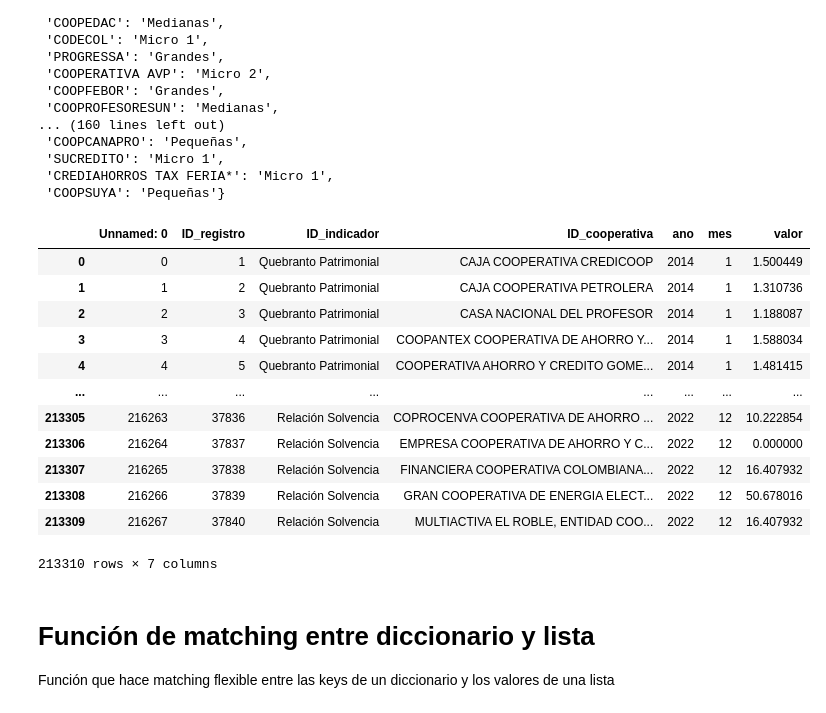
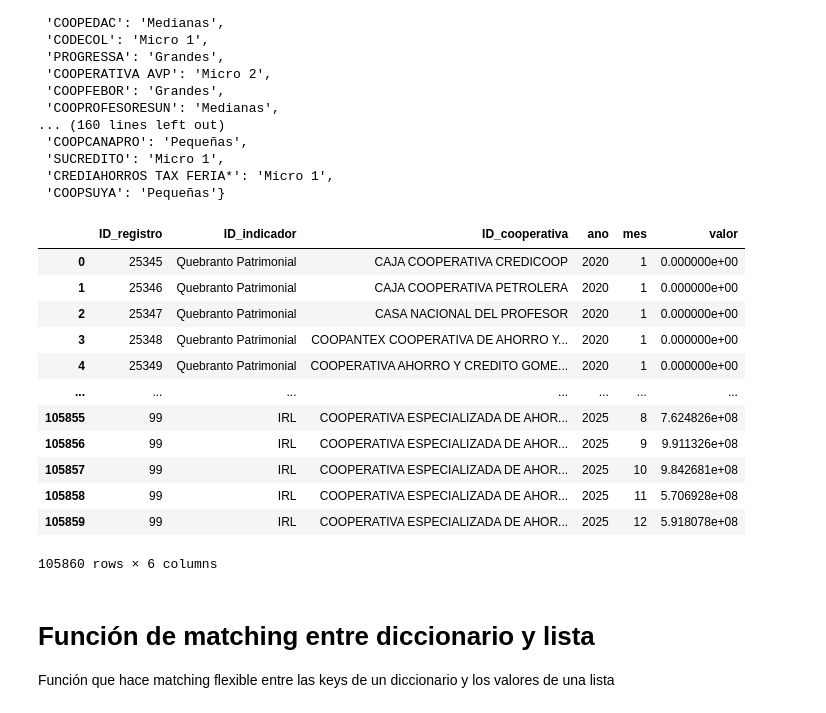
Before and after one commit to LianaD26/CAMEL_Model_percentages, a Jupyter notebook: notebooks/Sectorizar_coops.ipynb, the cells around one changed output. Saved outputs shown, nothing was run; the diff lists cells and outputs as text; code cells hidden in the pictures.

```diff
--- a/notebooks/Sectorizar_coops.ipynb
+++ b/notebooks/Sectorizar_coops.ipynb
@@ -50,22 +50,22 @@ diccionario_clasificacion
 import pandas as pd
 # %%
 # abrimos el excel con los datos de las cooperativas y lo guardamos en un dataframe
-df_coperativas = pd.read_excel("../tablas/registros_solvencia_actualizado.xlsx")
+df_coperativas = pd.read_excel("../tablas/registros_irl_para_pca.xlsx")
 df_coperativas
 # %% [output]
-|  | Unnamed: 0 | ID_registro | ID_indicador | ID_cooperativa | ano | mes | valor |
-| 0 | 0 | 1 | Quebranto Patrimonial | CAJA COOPERATIVA CREDICOOP | 2014 | 1 | 1.500449 |
-| 1 | 1 | 2 | Quebranto Patrimonial | CAJA COOPERATIVA PETROLERA | 2014 | 1 | 1.310736 |
-| 2 | 2 | 3 | Quebranto Patrimonial | CASA NACIONAL DEL PROFESOR | 2014 | 1 | 1.188087 |
-| 3 | 3 | 4 | Quebranto Patrimonial | COOPANTEX COOPERATIVA DE AHORRO Y... | 2014 | 1 | 1.588034 |
-| 4 | 4 | 5 | Quebranto Patrimonial | COOPERATIVA AHORRO Y CREDITO GOME... | 2014 | 1 | 1.481415 |
-| ... | ... | ... | ... | ... | ... | ... | ... |
-| 213305 | 216263 | 37836 | Relación Solvencia | COPROCENVA COOPERATIVA DE AHORRO ... | 2022 | 12 | 10.222854 |
-| 213306 | 216264 | 37837 | Relación Solvencia | EMPRESA COOPERATIVA DE AHORRO Y C... | 2022 | 12 | 0.000000 |
-| 213307 | 216265 | 37838 | Relación Solvencia | FINANCIERA COOPERATIVA COLOMBIANA... | 2022 | 12 | 16.407932 |
-| 213308 | 216266 | 37839 | Relación Solvencia | GRAN COOPERATIVA DE ENERGIA ELECT... | 2022 | 12 | 50.678016 |
-| 213309 | 216267 | 37840 | Relación Solvencia | MULTIACTIVA EL ROBLE, ENTIDAD COO... | 2022 | 12 | 16.407932 |
+|  | ID_registro | ID_indicador | ID_cooperativa | ano | mes | valor |
+| 0 | 25345 | Quebranto Patrimonial | CAJA COOPERATIVA CREDICOOP | 2020 | 1 | 0.000000e+00 |
+| 1 | 25346 | Quebranto Patrimonial | CAJA COOPERATIVA PETROLERA | 2020 | 1 | 0.000000e+00 |
+| 2 | 25347 | Quebranto Patrimonial | CASA NACIONAL DEL PROFESOR | 2020 | 1 | 0.000000e+00 |
+| 3 | 25348 | Quebranto Patrimonial | COOPANTEX COOPERATIVA DE AHORRO Y... | 2020 | 1 | 0.000000e+00 |
+| 4 | 25349 | Quebranto Patrimonial | COOPERATIVA AHORRO Y CREDITO GOME... | 2020 | 1 | 0.000000e+00 |
+| ... | ... | ... | ... | ... | ... | ... |
+| 105855 | 99 | IRL | COOPERATIVA ESPECIALIZADA DE AHOR... | 2025 | 8 | 7.624826e+08 |
+| 105856 | 99 | IRL | COOPERATIVA ESPECIALIZADA DE AHOR... | 2025 | 9 | 9.911326e+08 |
+| 105857 | 99 | IRL | COOPERATIVA ESPECIALIZADA DE AHOR... | 2025 | 10 | 9.842681e+08 |
+| 105858 | 99 | IRL | COOPERATIVA ESPECIALIZADA DE AHOR... | 2025 | 11 | 5.706928e+08 |
+| 105859 | 99 | IRL | COOPERATIVA ESPECIALIZADA DE AHOR... | 2025 | 12 | 5.918078e+08 |
-213310 rows × 7 columns
+105860 rows × 6 columns
 # %% [markdown]
 # Función de matching entre diccionario y lista
 
```
Also changed, not shown: parts of 2 cells of this notebook, 7 other files.
